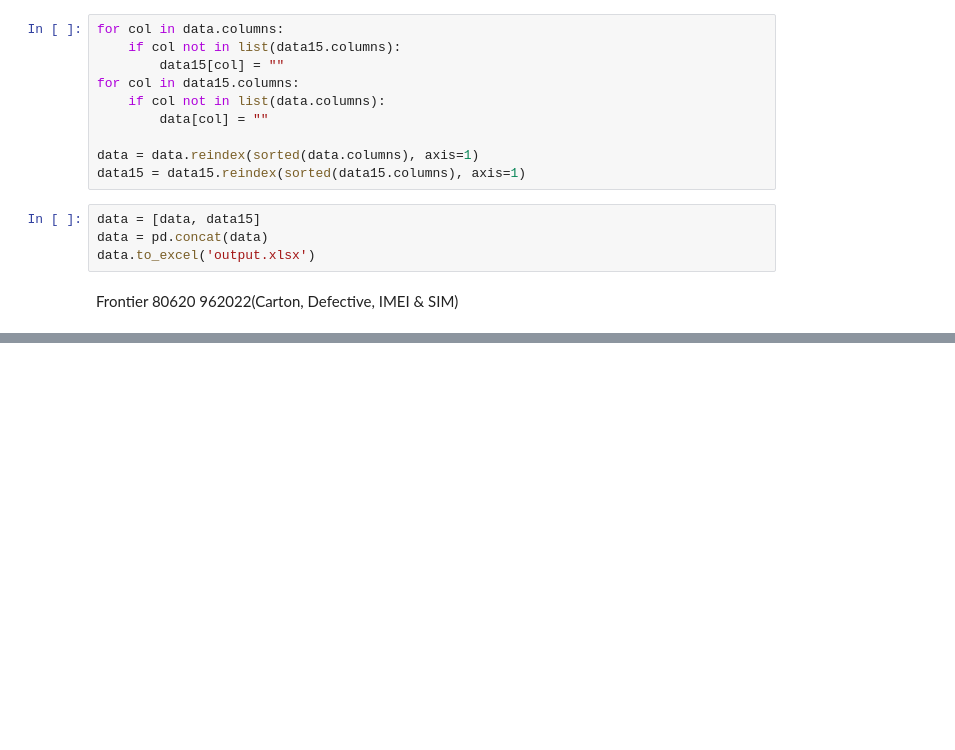
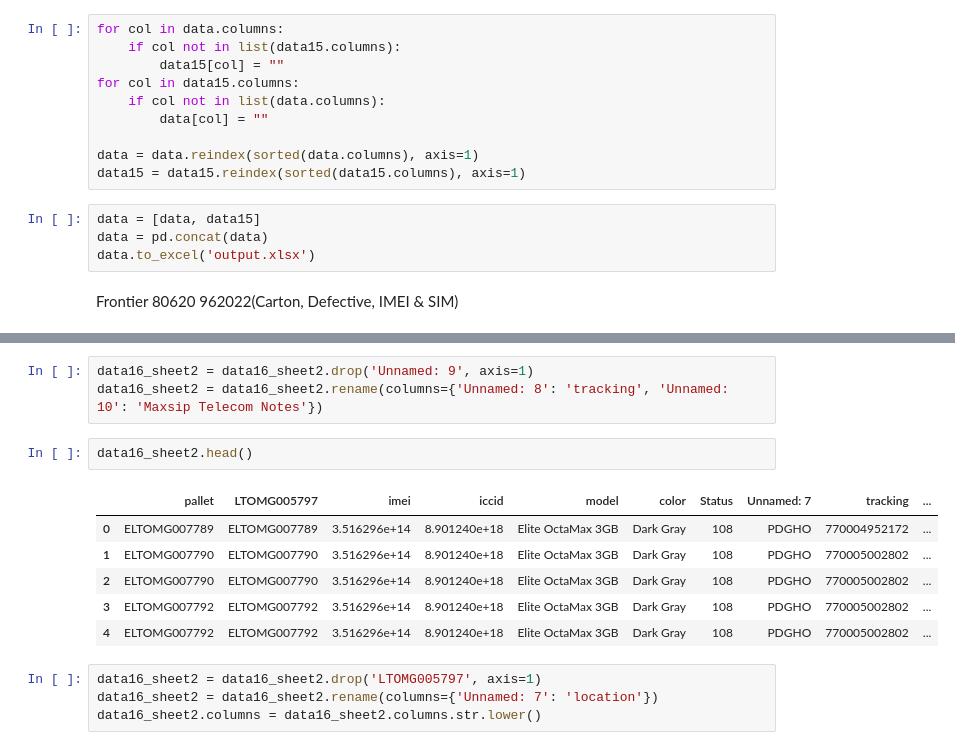
Before and after one commit to DevExpert0101/DataProcessing, a Jupyter notebook: x2.ipynb, the cells around one changed output, grey strips where cells are left out. Cells and saved outputs as stored; diff of their text form; blank space fills up the shorter version.

```diff
--- a/x2.ipynb
+++ b/x2.ipynb
@@ -1096,3 +1096,19 @@ data15_sheet2.head()
 | 2 | ELTOMG007790 | ELTOMG007790 | 3.516296e+14 | 8.901240e+18 | Elite OctaMax 3GB | Dark Gray | 108 | PDGHO | 770005002802 | 108 | ... |
 | 3 | ELTOMG007792 | ELTOMG007792 | 3.516296e+14 | 8.901240e+18 | Elite OctaMax 3GB | Dark Gray | 108 | PDGHO | 770005002802 | 108 | ... |
 | 4 | ELTOMG007792 | ELTOMG007792 | 3.516296e+14 | 8.901240e+18 | Elite OctaMax 3GB | Dark Gray | 108 | PDGHO | 770005002802 | 108 | ... |
+# %%
+data16_sheet2 = data16_sheet2.drop('Unnamed: 9', axis=1)
+data16_sheet2 = data16_sheet2.rename(columns={'Unnamed: 8': 'tracking', 'Unnamed: 10': 'Maxsip Telecom Notes'})
+# %%
+data16_sheet2.head()
+# %% [output]
+|  | pallet | LTOMG005797 | imei | iccid | model | color | Status | Unnamed: 7 | tracking | ... |
+| 0 | ELTOMG007789 | ELTOMG007789 | 3.516296e+14 | 8.901240e+18 | Elite OctaMax 3GB | Dark Gray | 108 | PDGHO | 770004952172 | ... |
+| 1 | ELTOMG007790 | ELTOMG007790 | 3.516296e+14 | 8.901240e+18 | Elite OctaMax 3GB | Dark Gray | 108 | PDGHO | 770005002802 | ... |
+| 2 | ELTOMG007790 | ELTOMG007790 | 3.516296e+14 | 8.901240e+18 | Elite OctaMax 3GB | Dark Gray | 108 | PDGHO | 770005002802 | ... |
+| 3 | ELTOMG007792 | ELTOMG007792 | 3.516296e+14 | 8.901240e+18 | Elite OctaMax 3GB | Dark Gray | 108 | PDGHO | 770005002802 | ... |
+| 4 | ELTOMG007792 | ELTOMG007792 | 3.516296e+14 | 8.901240e+18 | Elite OctaMax 3GB | Dark Gray | 108 | PDGHO | 770005002802 | ... |
+# %%
+data16_sheet2 = data16_sheet2.drop('LTOMG005797', axis=1)
+data16_sheet2 = data16_sheet2.rename(columns={'Unnamed: 7': 'location'})
+data16_sheet2.columns = data16_sheet2.columns.str.lower()
```
Also changed, not shown: parts of 28 cells of this notebook.
